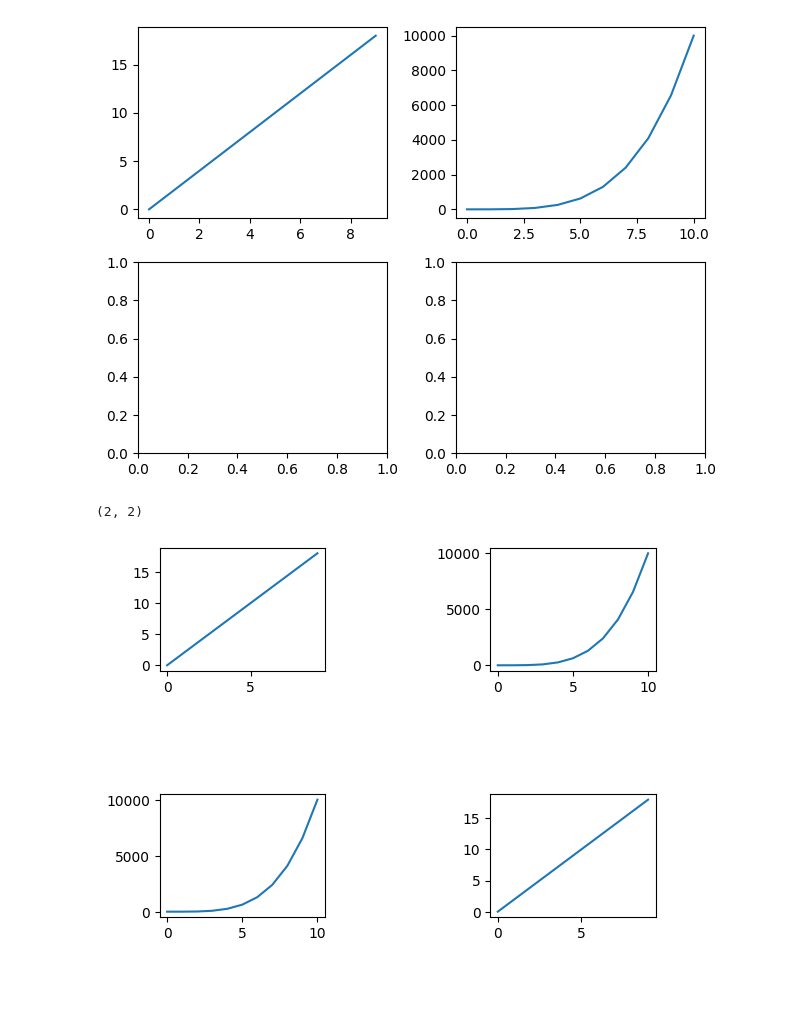
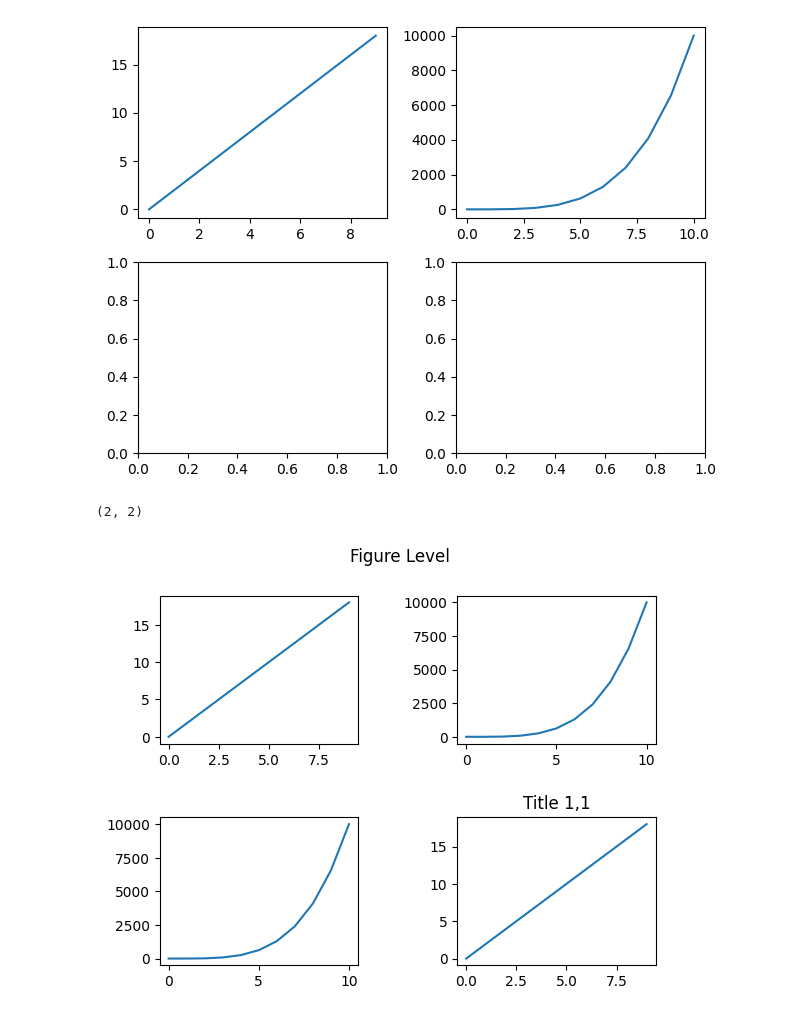
Before and after one commit to Daniel-Aguila/MLandDS, a Jupyter notebook: matplotlibBasics.ipynb, the cells around one changed output. Saved outputs shown, nothing was run; the diff lists cells and outputs as text; code cells hidden in the pictures; blank space fills up the shorter version.

```diff
--- a/matplotlibBasics.ipynb
+++ b/matplotlibBasics.ipynb
@@ -149,16 +149,19 @@ axes.shape
 # %%
 fig,axes = plt.subplots(nrows=2,ncols=2)
 
 #For nrows>1 we need to call it like a multiple dimension numpy array
 axes[0][0].plot(x,y) #since axes is a numpy array of the columns show
 axes[0][1].plot(a,b)
 axes[1][0].plot(a,b)
 axes[1][1].plot(x,y)
+axes[1][1].set_title('Title 1,1')
 
 #to manually do what plt.tight_layout() does we can
-fig.subplots_adjust(wspace=1,hspace=1) #adjusts the width and height space
+fig.subplots_adjust(wspace=.5,hspace=.5) #adjusts the width and height space
+fig.suptitle('Figure Level')
 
+fig.savefig('savefig.png',bbox_inches='tight')
 axes.shape
 # %% [output]
 (2, 2)
-[figure, old version]
+[figure, new version]
```
